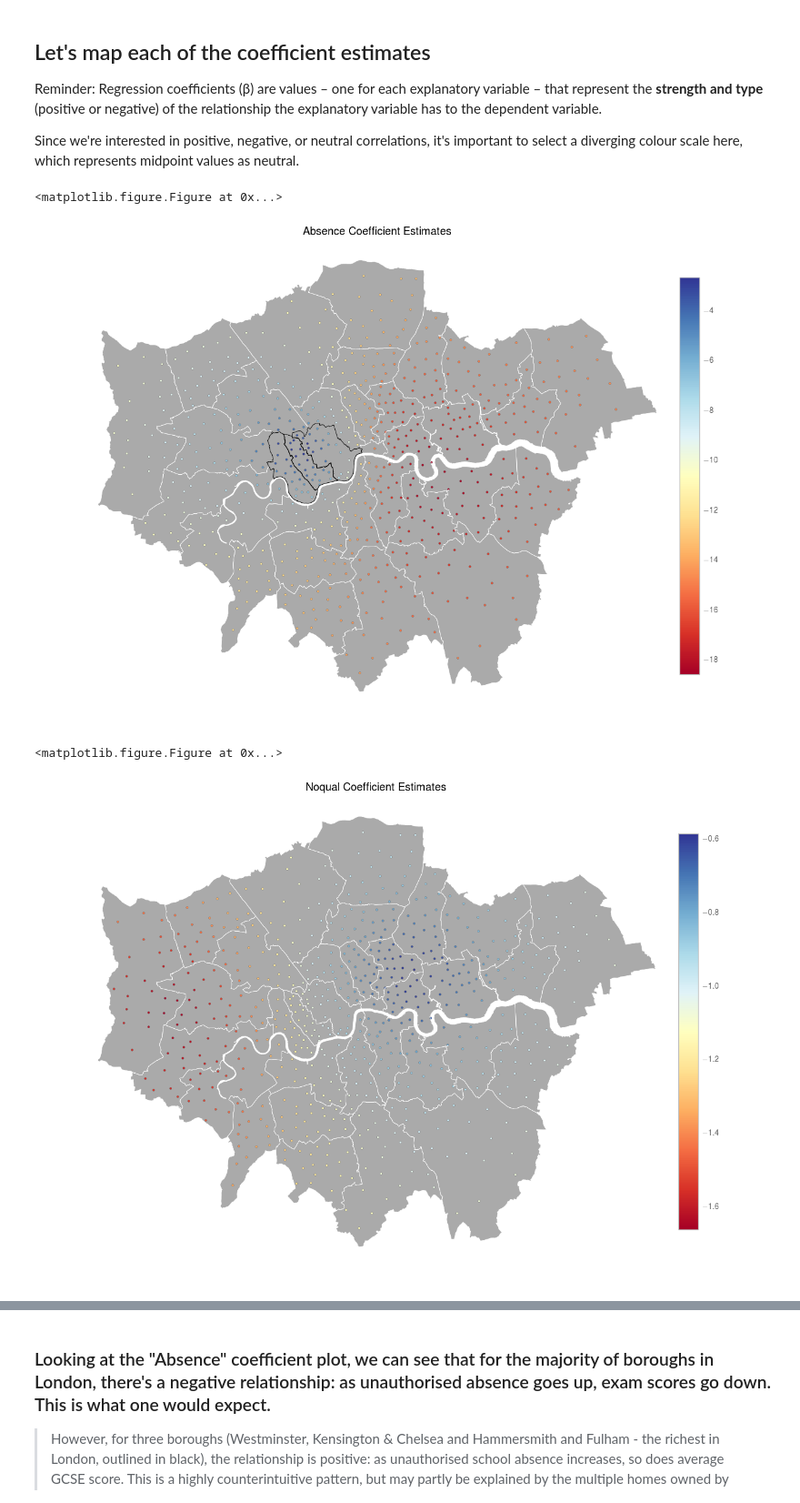
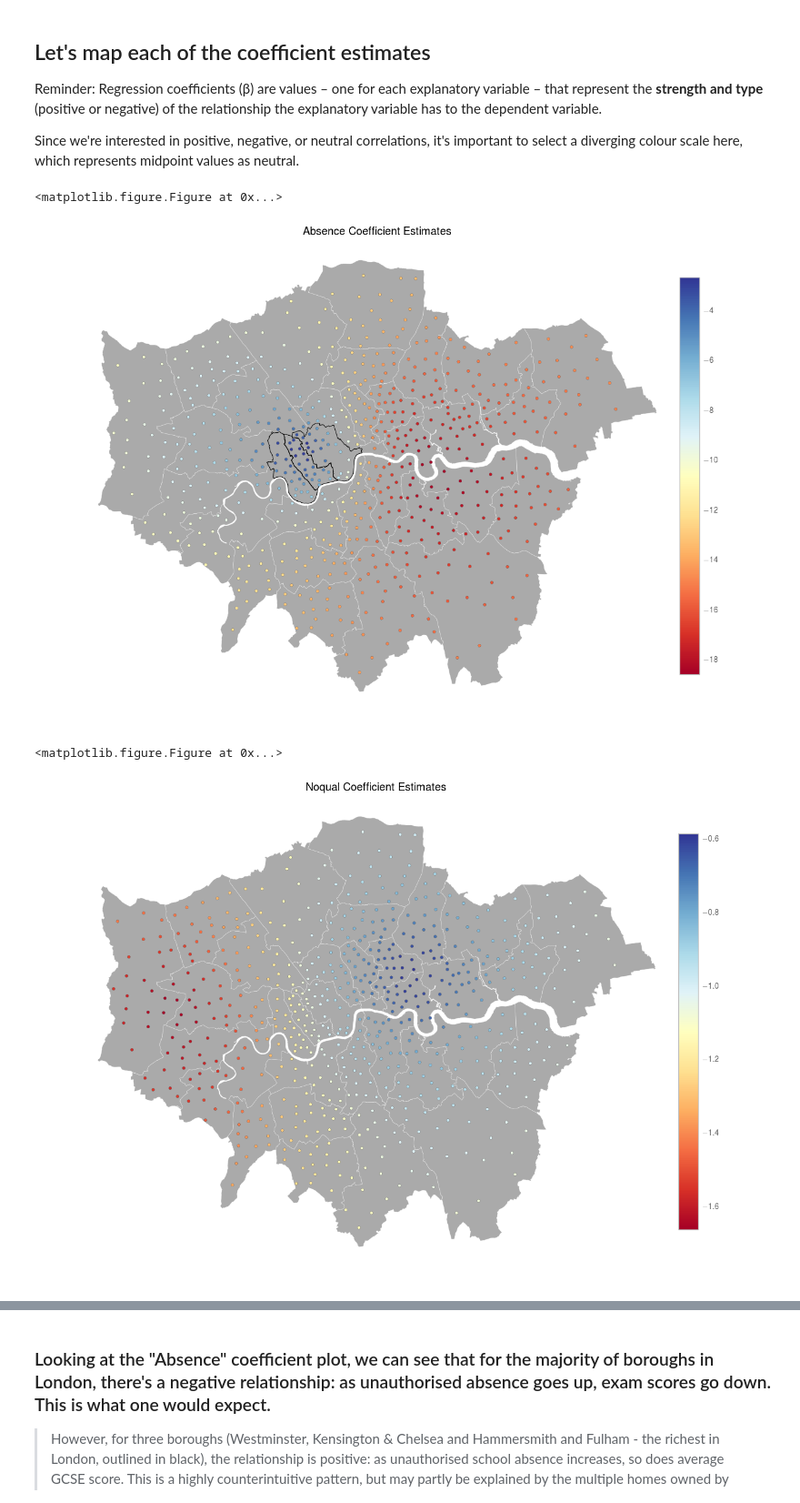
Before and after one commit to urschrei/Geopython, a Jupyter notebook: geographically_weighted_regression.ipynb, the cells around one changed output, grey strips where cells are left out. Shown at 91% size. Cells and saved outputs as stored; diff of their text form; code cells hidden in the pictures.

```diff
--- a/geographically_weighted_regression.ipynb
+++ b/geographically_weighted_regression.ipynb
@@ -78,7 +78,8 @@ def boroughs(ax):
             linewidth=.5,
             color='#555555',
             edgecolor='w',
-            alpha=.5
+            alpha=.5,
+            zorder=1
         )
 # %%
 df = pd.read_csv("data/LondonData.csv")
@@ -407,41 +411,42 @@ for param in range(1, results.params.shape[1]):
     vmin, vmax = np.min(gdf[str(param)]), np.max(gdf[str(param)])
     gdf.plot(
         str(param),
-        markersize=2.75,
-        markeredgecolor='#555555',
-        markeredgewidth=.25,
+        markersize=15.,
+        edgecolor='#555555',
+        linewidths=.25,
         vmin=vmin,
         vmax=vmax,
         cmap='RdYlBu',
-        ax=ax
+        ax=ax,
+        zorder=2
     )
 
     # impose borough boundaries
     boroughs(ax)
 
     # outline the boroughs with high positive "Absence" correlation
     if param == 1:
         # display boroughs with most AirBnB
         top = boroughs_gdf.to_crs({'init': 'epsg:27700'}).loc[boroughs_gdf['neighbourhood'].isin(borough_names)].plot(
             ax=ax,
             linewidth=.75,
             color='None',
             edgecolor='k'
         )
 
     ax.set_title(labels[param] + ' Coefficient Estimates')
     cfig = ax.get_figure()
     cax = cfig.add_axes([0.98, 0.2, 0.03, 0.6])
     sm = plt.cm.ScalarMappable(norm=plt.Normalize(vmin=vmin, vmax=vmax), cmap='RdYlBu')
     sm._A = []
     cfig.colorbar(sm, cax=cax)
     _ = ax.axis('off')
 
     plt.tight_layout()
     plt.show()
 # %% [output]
 <matplotlib.figure.Figure at 0x...>
-[figure, old version]
+[figure, new version]
 <matplotlib.figure.Figure at 0x...>
-[figure, old version]
+[figure, new version]
 <matplotlib.figure.Figure at 0x...>
```
Also changed, not shown: parts of 4 cells of this notebook, 1 other file.
